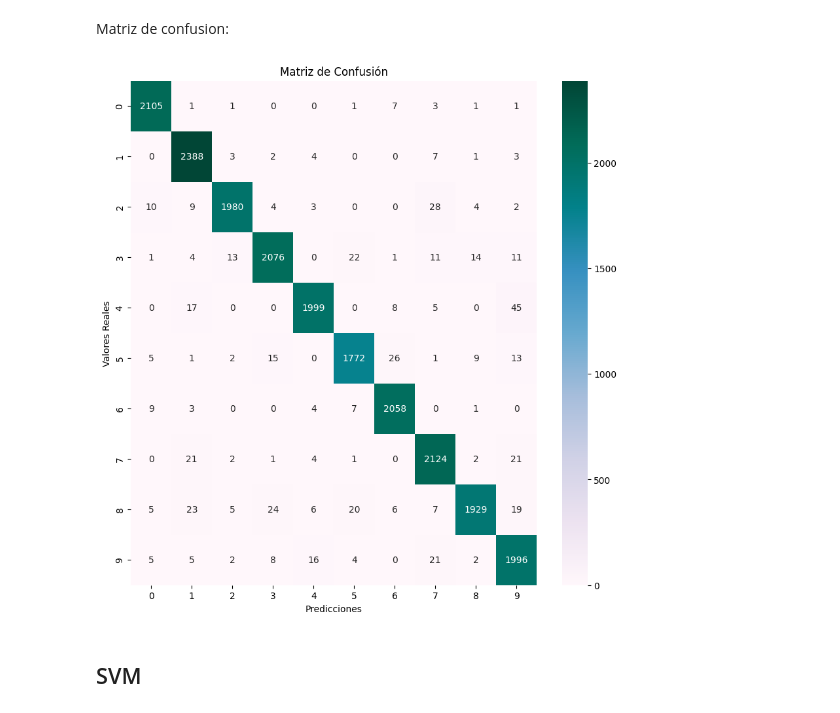
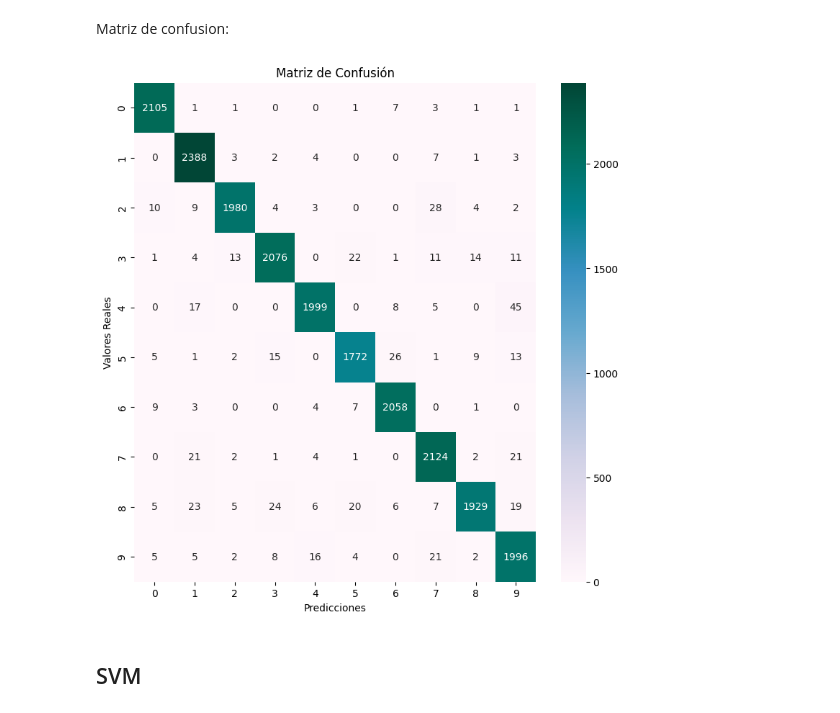
Before and after one commit to Morax19/ML_UCV, a Jupyter notebook: Tarea2/Tarea2_ML_DanielHernandez.ipynb, the cells around one changed output. Drawn from its saved outputs; the diff is of its cells as text; code cells hidden in the pictures.

```diff
--- a/Tarea2/Tarea2_ML_DanielHernandez.ipynb
+++ b/Tarea2/Tarea2_ML_DanielHernandez.ipynb
@@ -283,22 +283,22 @@ plt.show()
 # %% [markdown]
 Matriz de confusion:
 # %%
-plt.figure(figsize = (10, 10))
+plt.figure(figsize = (9, 9))
 
 sns.heatmap(
     conf_matrix_KNN, annot = True,
     fmt = 'd',
     cmap = 'PuBuGn',
     xticklabels = range(10),
     yticklabels = range(10)
     )
 
 plt.title('Matriz de Confusión')
 plt.xlabel('Predicciones')
 plt.ylabel('Valores Reales')
 plt.show()
 # %% [output]
-[figure, old version]
+[figure, new version]
 # %% [markdown]
 ## SVM
 # %% [markdown]
```
Also changed, not shown: parts of 2 cells of this notebook.
